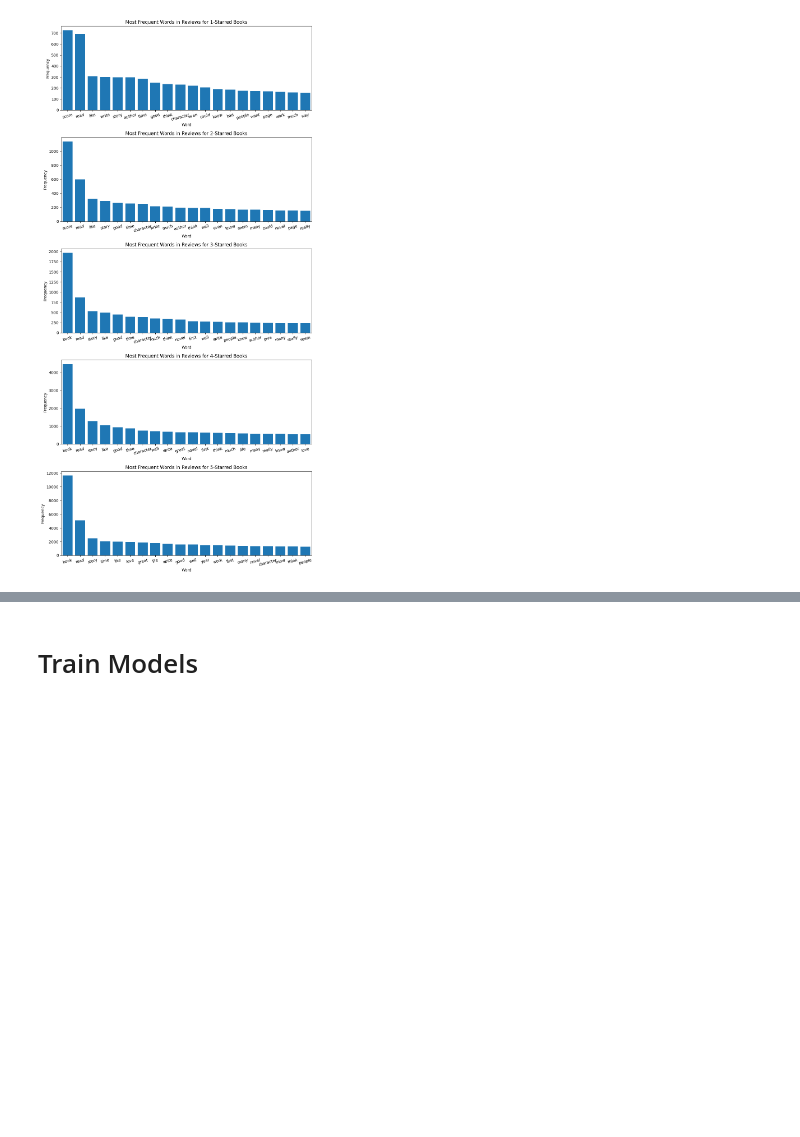
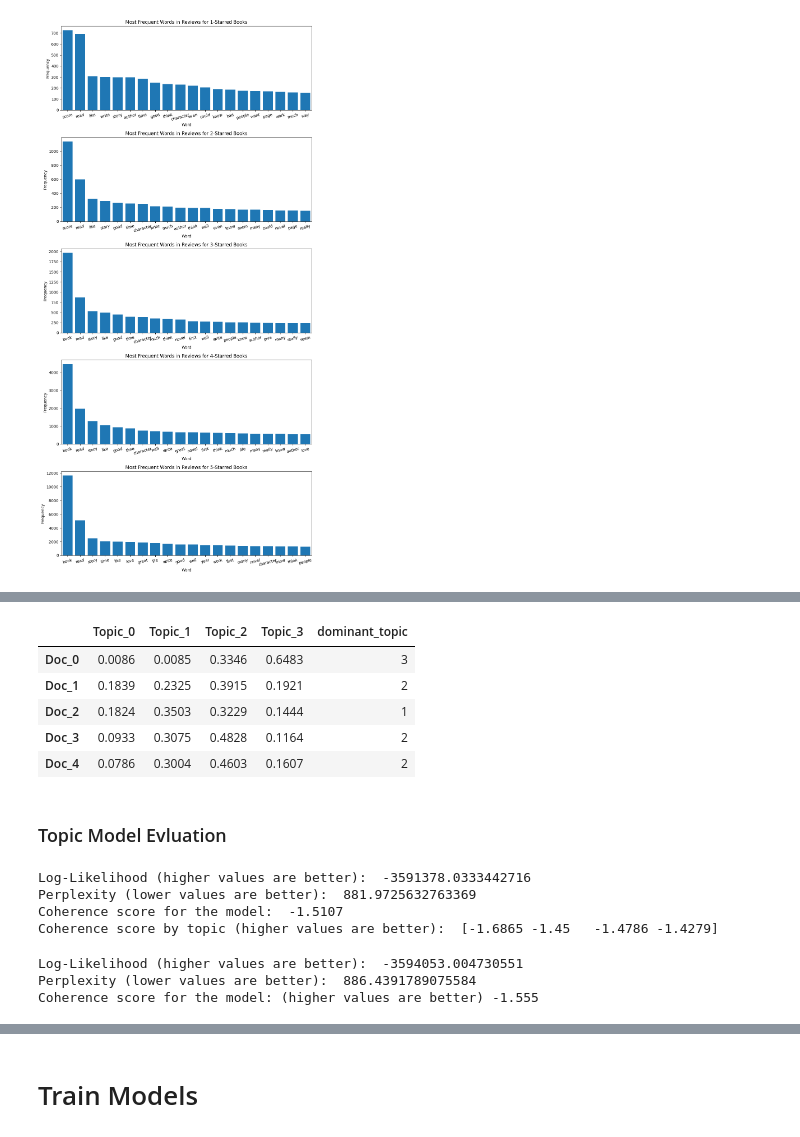
Before and after one commit to Darkt1on/Amazon-book-review, a Jupyter notebook: Amazon_book_review.ipynb, the cells around one changed output, grey strips where cells are left out. Saved outputs shown, nothing was run; the diff lists cells and outputs as text; code cells hidden in the pictures; blank space fills up the shorter version.

```diff
--- a/Amazon_book_review.ipynb
+++ b/Amazon_book_review.ipynb
@@ -471,0 +625,11 @@ def display_score(model, X_train=X_train, y_train=y_train, X_test=X_test, y_test
+# %%
+# Find dominant topic
+
+lda_text_topic_weights = lda_text.transform(BOW_matrix)
+# %%
+# Display weights of topics in documents
+doc_names = ["Doc_" + str(i) for i in range(len(norm_text_sample))]
+topic_names = ["Topic_" + str(i) for i in range(4)]
+
+df_document_topic = pd.DataFrame(np.round(lda_text_topic_weights, 4), columns=topic_names, index=doc_names)
+df_document_topic.head(5)
@@ -471,0 +643,16 @@ def display_score(model, X_train=X_train, y_train=y_train, X_test=X_test, y_test
+# %%
+#vector of indecies for columns with the highest value by each row in df_document_topic
+dominant_topic = np.argmax(df_document_topic.values, axis=1)
+
+#add dominant_topic as a column to df_document_topic
+df_document_topic['dominant_topic'] = dominant_topic
+df_document_topic.head(5)
+# %% [output]
+|  | Topic_0 | Topic_1 | Topic_2 | Topic_3 | dominant_topic |
+| Doc_0 | 0.0086 | 0.0085 | 0.3346 | 0.6483 | 3 |
+| Doc_1 | 0.1839 | 0.2325 | 0.3915 | 0.1921 | 2 |
+| Doc_2 | 0.1824 | 0.3503 | 0.3229 | 0.1444 | 1 |
+| Doc_3 | 0.0933 | 0.3075 | 0.4828 | 0.1164 | 2 |
+| Doc_4 | 0.0786 | 0.3004 | 0.4603 | 0.1607 | 2 |
+# %% [markdown]
+### Topic Model Evluation
@@ -471,0 +676,41 @@ def display_score(model, X_train=X_train, y_train=y_train, X_test=X_test, y_test
+# %%
+#Log-Likelihood
+print("Log-Likelihood (higher values are better): ", lda_text.score(BOW_matrix))
+
+#Perplexity score:
+print("Perplexity (lower values are better): ", lda_text.perplexity(BOW_matrix))
+
+cm = CoherenceModel(topics=topic_topwords,
+                    corpus = text_corpus_bow ,
+                    dictionary = text_dictionary, coherence='u_mass')
+print("Coherence score for the model: ", np.round(cm.get_coherence(), 4))  # get coherence value
+print("Coherence score by topic (higher values are better): ", np.round(cm.get_coherence_per_topic(),4))
+# %% [output]
+Log-Likelihood (higher values are better):  -3591378.0333442716
+Perplexity (lower values are better):  881.9725632763369
+Coherence score for the model:  -1.5107
+Coherence score by topic (higher values are better):  [-1.6865 -1.45   -1.4786 -1.4279]
+# %%
+# Compare with results from LDA with 3 topics
+
+lda_text_3_topics = LatentDirichletAllocation(n_components=3, max_iter=100,
+                                              doc_topic_prior = 0.25,
+                                              topic_word_prior = 0.25).fit(BOW_matrix)
+
+#Log-Likelihood
+print("Log-Likelihood (higher values are better): ", lda_text_3_topics.score(BOW_matrix))
+
+#Perplexity score:
+print("Perplexity (lower values are better): ", lda_text_3_topics.perplexity(BOW_matrix))
+
+#coherence score for 3 topics:
+topic_topwords_3_topics = get_topic_words(vectorizer = vectorizer_BOW, lda_model = lda_text_3_topics, n_words=20)
+cm_3_topics = CoherenceModel(topics=topic_topwords_3_topics,
+                             corpus = text_corpus_bow,
+                             dictionary = text_dictionary, coherence='u_mass')
+#overall coherence score for the model:
+print("Coherence score for the model: (higher values are better)", np.round(cm_3_topics.get_coherence(), 3))
+# %% [output]
+Log-Likelihood (higher values are better):  -3594053.004730551
+Perplexity (lower values are better):  886.4391789075584
+Coherence score for the model: (higher values are better) -1.555
```
Also changed, not shown: parts of 28 cells of this notebook.
